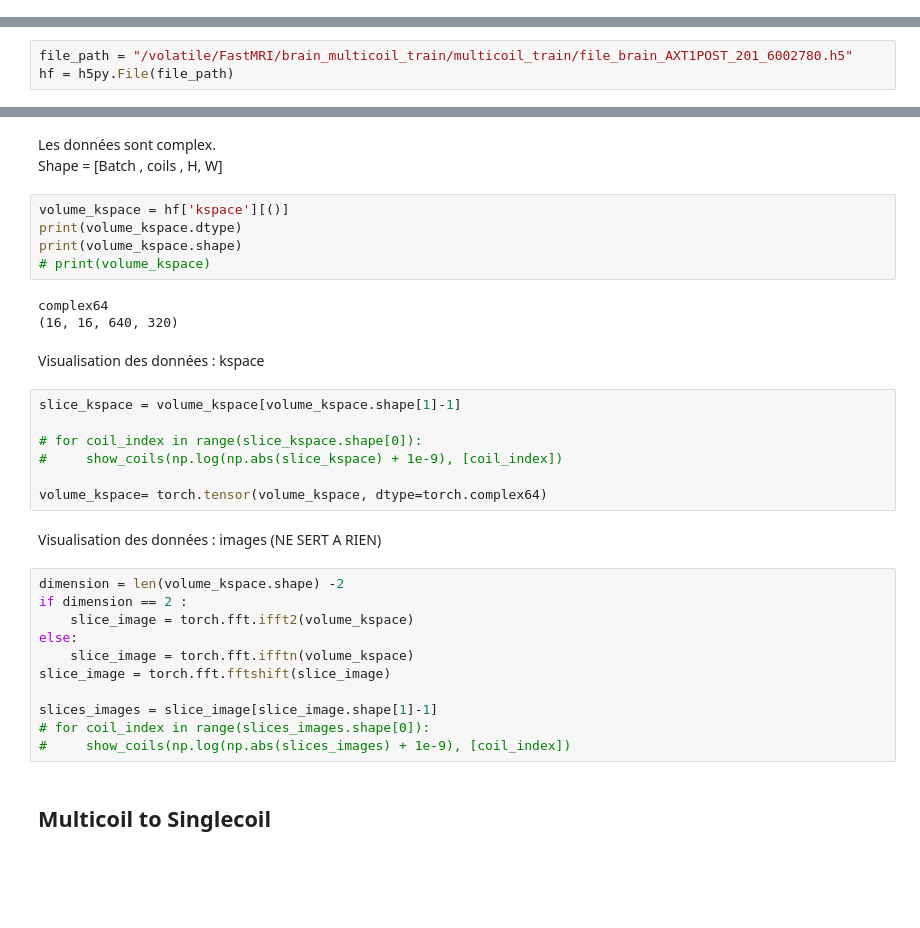
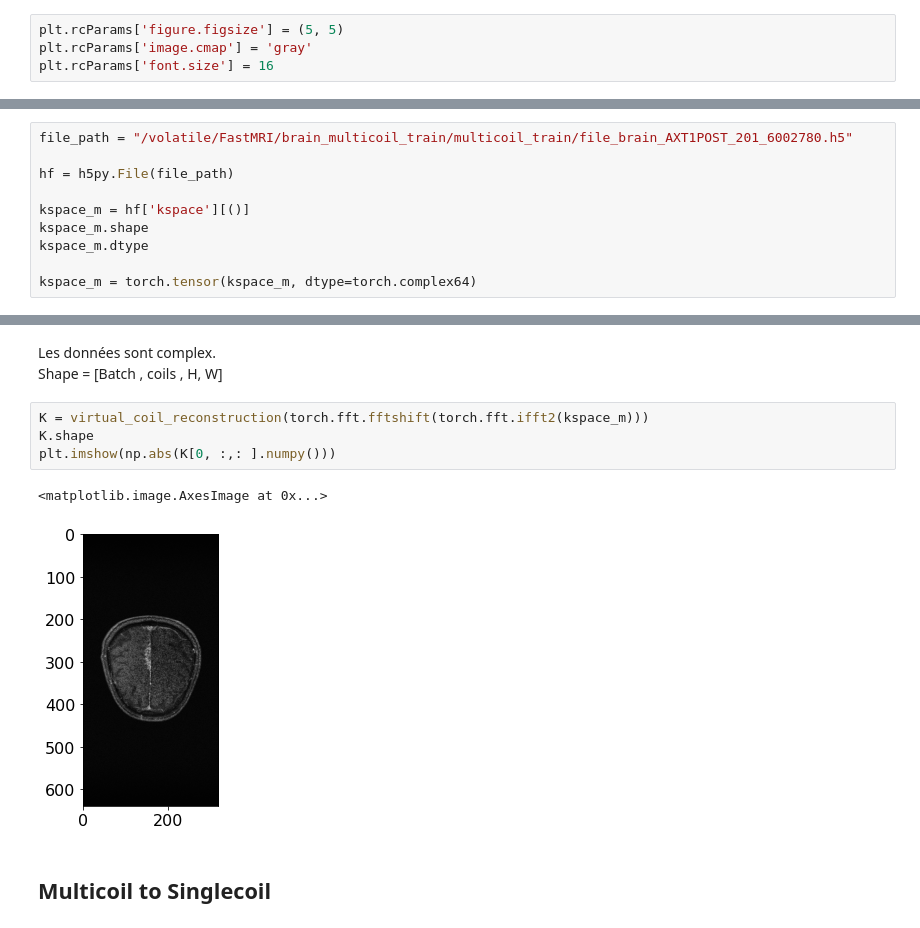
Before and after one commit to mind-inria/mri-dl-recon, a Jupyter notebook: src/mri_dlrecon/functions_torch/tuto_function_torch.ipynb, the cells around one changed output, grey strips where cells are left out. Cells and saved outputs as stored; diff of their text form; blank space fills up the shorter version.

```diff
--- a/src/mri_dlrecon/functions_torch/tuto_function_torch.ipynb
+++ b/src/mri_dlrecon/functions_torch/tuto_function_torch.ipynb
@@ -16,5 +18,16 @@ from utils_torch import virtual_coil_reconstruction, show_coils
+# %%
+plt.rcParams['figure.figsize'] = (5, 5)
+plt.rcParams['image.cmap'] = 'gray'
+plt.rcParams['font.size'] = 16
 # %% [markdown]
 ## Download data
 # %%
 file_path = "/volatile/FastMRI/brain_multicoil_train/multicoil_train/file_brain_AXT1POST_201_6002780.h5"
+
 hf = h5py.File(file_path)
+
+kspace_m = hf['kspace'][()]
+kspace_m.shape
+kspace_m.dtype
+
+kspace_m = torch.tensor(kspace_m, dtype=torch.complex64)
@@ -23,35 +34,12 @@ hf = h5py.File(file_path)
 # %% [markdown]
 Les données sont complex.
 Shape = [Batch , coils , H, W]
-# %%
-volume_kspace = hf['kspace'][()]
-print(volume_kspace.dtype)
-print(volume_kspace.shape)
-# print(volume_kspace)
-# %% [output]
-complex64
-(16, 16, 640, 320)
-# %% [markdown]
-Visualisation des données : kspace
-# %%
-slice_kspace = volume_kspace[volume_kspace.shape[1]-1]
-
-# for coil_index in range(slice_kspace.shape[0]):
-#     show_coils(np.log(np.abs(slice_kspace) + 1e-9), [coil_index])
-
-volume_kspace= torch.tensor(volume_kspace, dtype=torch.complex64)
-# %% [markdown]
-Visualisation des données : images (NE SERT A RIEN)
-# %%
-dimension = len(volume_kspace.shape) -2
-if dimension == 2 :
-    slice_image = torch.fft.ifft2(volume_kspace)
-else:
-    slice_image = torch.fft.ifftn(volume_kspace)
-slice_image = torch.fft.fftshift(slice_image)
-
-slices_images = slice_image[slice_image.shape[1]-1]
-# for coil_index in range(slices_images.shape[0]):
-#     show_coils(np.log(np.abs(slices_images) + 1e-9), [coil_index])
+# %%
+K = virtual_coil_reconstruction(torch.fft.fftshift(torch.fft.ifft2(kspace_m)))
+K.shape
+plt.imshow(np.abs(K[0, :,: ].numpy()))
+# %% [output]
+<matplotlib.image.AxesImage at 0x...>
+[figure, added]
 # %% [markdown]
 ## Multicoil to Singlecoil
```
Also changed, not shown: parts of 43 cells of this notebook, 2 other files.
